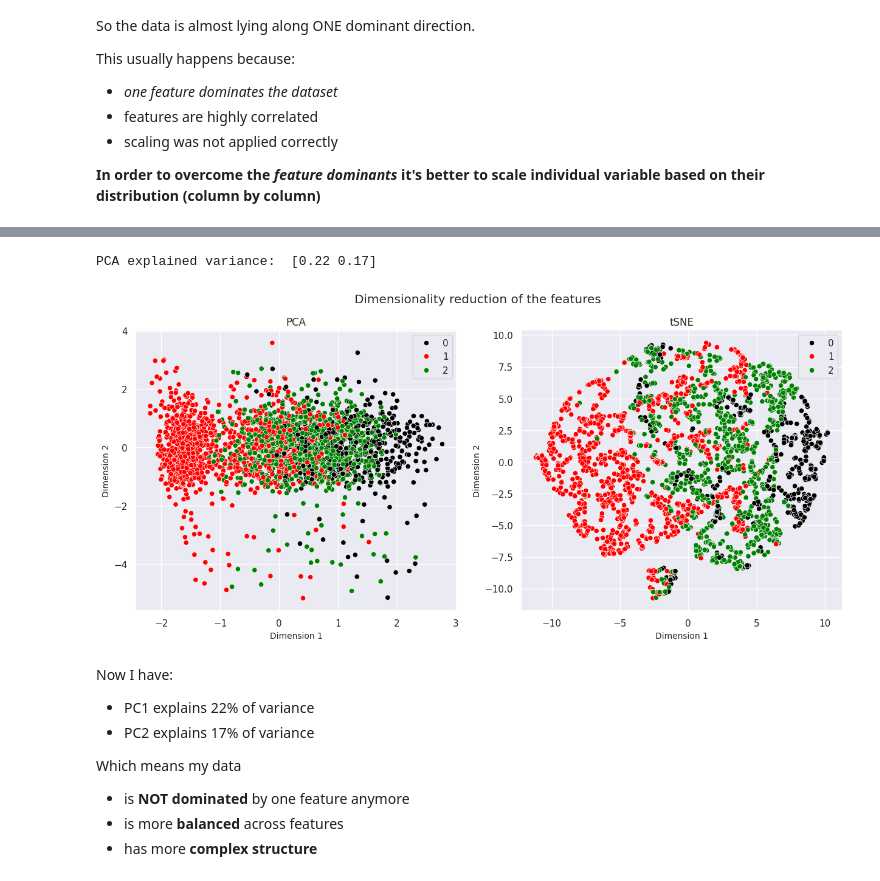
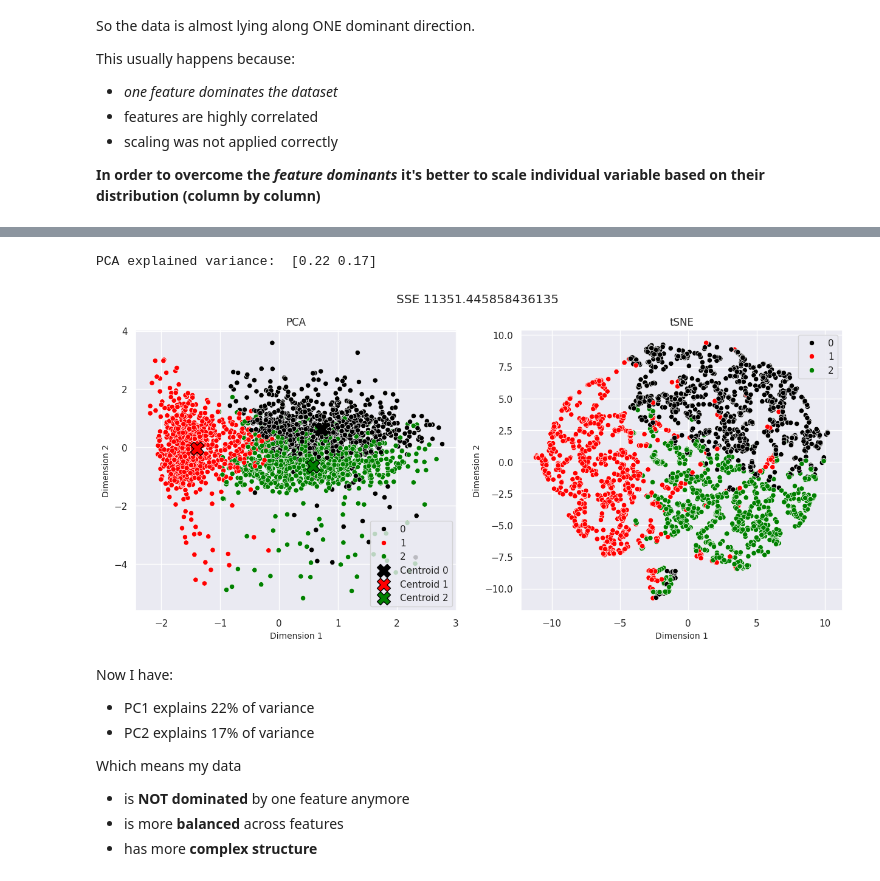
Before and after one commit to nawroz-m/ML_learning, a Jupyter notebook: Bank_Fraud_Detection_k_means.ipynb, the cells around one changed output, grey strips where cells are left out. Cells and saved outputs as stored; diff of their text form; code cells hidden in the pictures.

```diff
--- a/Bank_Fraud_Detection_k_means.ipynb
+++ b/Bank_Fraud_Detection_k_means.ipynb
@@ -318,3 +340,19 @@ For now I will scale all important nomerical columns so we can use them later
 """
 scaler = StandardScaler()
 scaled_features = scaler.fit_transform(features)
+# %%
+"""
+Let's calculate the k-menas of the scaled features
+"""
+
+scaled_kmeans = KMeans(n_clusters=K, init='random', n_init=1, max_iter=300, tol=0.0001, verbose=1, random_state=42).fit(scaled_features)
+
+# Print the final minimized Sume of Squared Error(SSE)
+print(f'\nThe final SSE without scaled is: {kmeans.inertia_} ')
+print(f'The final SSE with scaled is: {scaled_kmeans.inertia_} ')
+
+# get the k-means labels
+scaled_features_lables = scaled_kmeans.labels_
+# get the centroid for each clusters
+scaled_centroids = scaled_kmeans.cluster_centers_
+print(f'Labels after scaled: {np.unique(scaled_features_lables)}')
@@ -321,11 +383,11 @@ scaled_features = scaler.fit_transform(features)
 # %%
 """
 Plot the PCA and tSNE of scaled features
 """
-PCA_tSNE_visualization(scaled_features, DIMENSIONS, features_lables, PAL)
+PCA_tSNE_visualization(scaled_features, DIMENSIONS, scaled_features_lables, PAL, scaled_centroids, scaled_kmeans.inertia_)
 # %% [output]
 PCA explained variance:  [0.22 0.17]
-[figure, old version]
+[figure, new version]
 # %% [markdown]
 Now I have:
 
```
Also changed, not shown: parts of 6 cells of this notebook.
